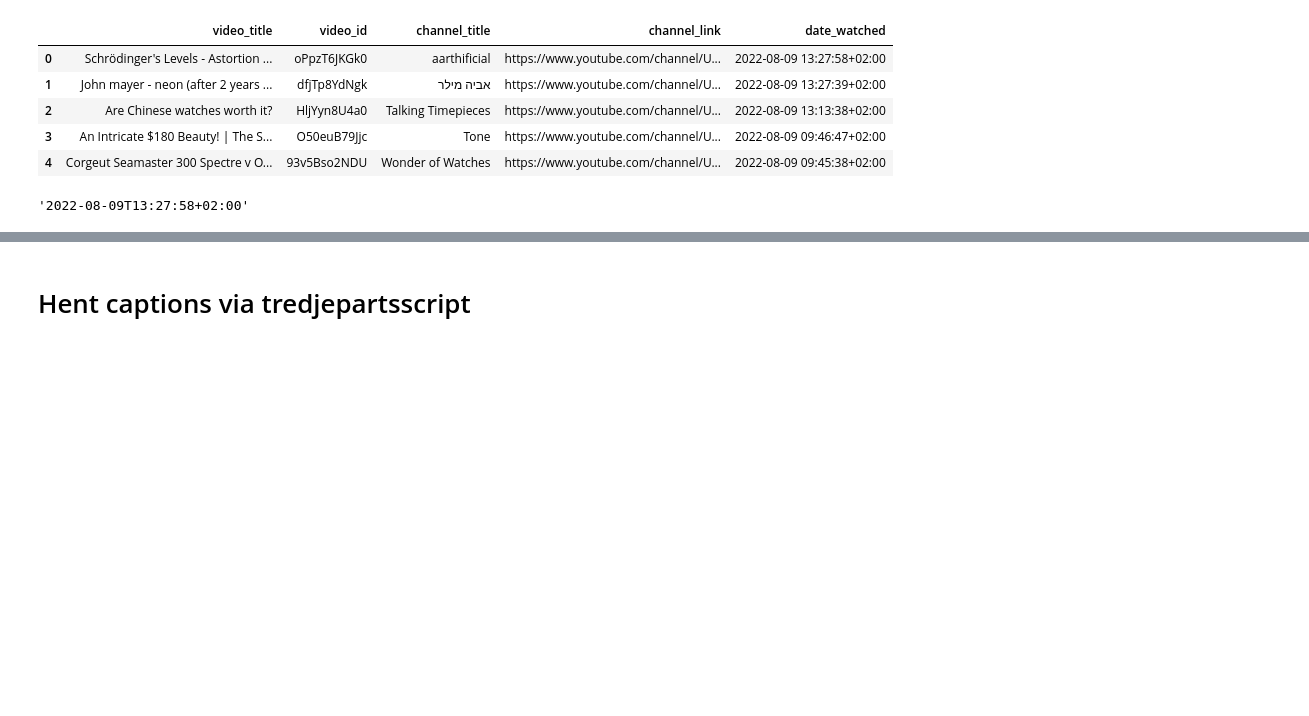
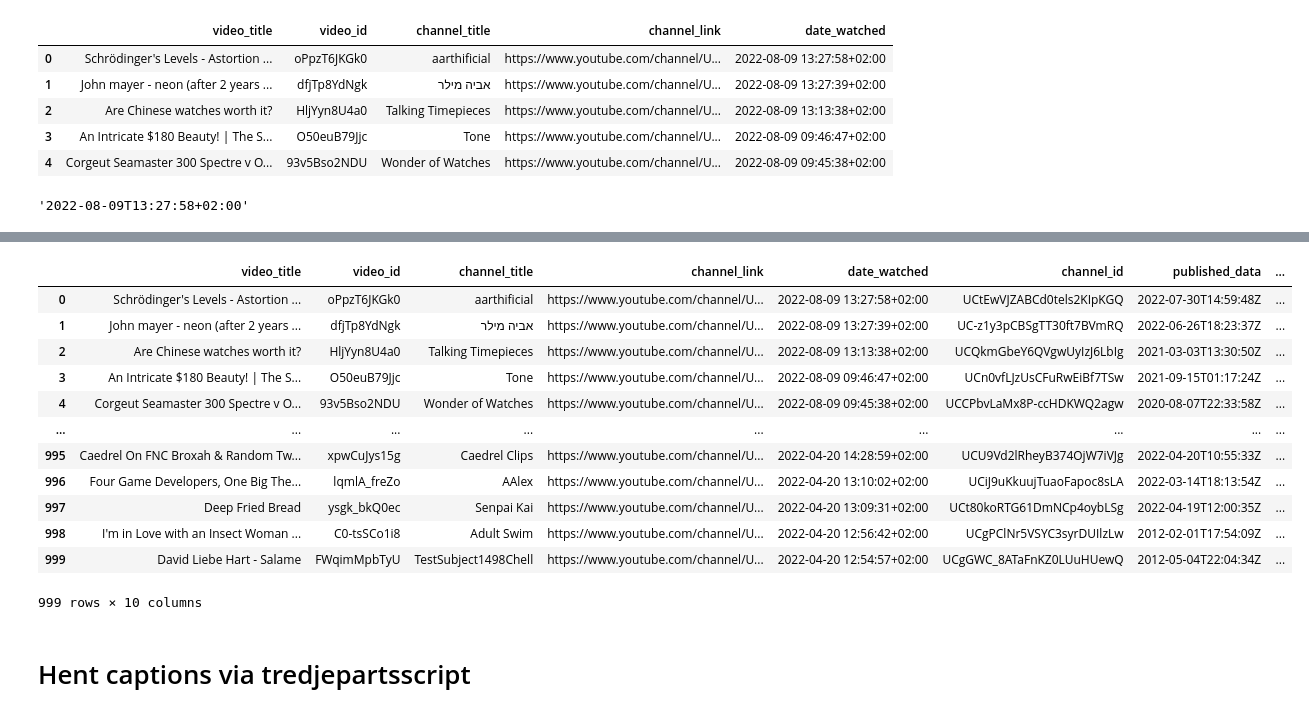
Before and after one commit to JeppeFoldberg/YT_overblik, a Jupyter notebook: skab datasæt/test.ipynb, the cells around one changed output, grey strips where cells are left out. Saved outputs shown, nothing was run; the diff lists cells and outputs as text; code cells hidden in the pictures; blank space fills up the shorter version.

Commit message:
Basis funktionalitet til at hente info fra API

```diff
--- a/skab datasæt/test.ipynb
+++ b/skab datasæt/test.ipynb
@@ -179,0 +417,3 @@ dataframe.loc[0, 'date_watched'].isoformat()
+# %%
+small_df = dataframe.iloc[:1000, :]
+# small_df.video_id
@@ -180,3 +461,56 @@ dataframe.loc[0, 'date_watched'].isoformat()
+# %%
+
+def main():
+    channel_ids = []
+    published_at = []
+    descriptions = []
+    thumbnails = []
+    tags = []
+    removed_videos_ids = []
+
+    if len(sys.argv) < 1:
+        raise SystemExit(f"Usage: {sys.argv[0]} <path_to_watch_history>")
+
+    youtube = get_authenticated_service('../credentials/credentials1.json')
+
+    for i, id in enumerate(small_df.video_id):
+        response = get_video_info(youtube, id)
+        if response['items']:
+            parse_video_response(response)
+        else:
+            removed_videos_ids.append(id)
+            print(f'Video number {i=} with {id=} did not have any information!j')
+
+
+if __name__ == "__main__":
+   main()
+
+# fjern de id'er der ikke kan fås information på
+small_df_removed = small_df[~small_df['video_id'].isin(removed_videos_ids)]
+
+# tilføj de nye lister som kolonner i en samlet df
+
+small_df_removed = small_df_removed.assign(
+    channel_id = channel_ids,
+    published_data = published_at,
+    description = descriptions,
+    thumbnail = thumbnails,
+    tag = tags
+)
+# %% [output]
+|  | video_title | video_id | channel_title | channel_link | date_watched | channel_id | published_data | ... |
+| 0 | Schrödinger's Levels - Astortion ... | oPpzT6JKGk0 | aarthificial | https://www.youtube.com/channel/U... | 2022-08-09 13:27:58+02:00 | UCtEwVJZABCd0tels2KIpKGQ | 2022-07-30T14:59:48Z | ... |
+| 1 | John mayer - neon (after 2 years ... | dfjTp8YdNgk | אביה מילר | https://www.youtube.com/channel/U... | 2022-08-09 13:27:39+02:00 | UC-z1y3pCBSgTT30ft7BVmRQ | 2022-06-26T18:23:37Z | ... |
+| 2 | Are Chinese watches worth it? | HljYyn8U4a0 | Talking Timepieces | https://www.youtube.com/channel/U... | 2022-08-09 13:13:38+02:00 | UCQkmGbeY6QVgwUyIzJ6LbIg | 2021-03-03T13:30:50Z | ... |
+| 3 | An Intricate $180 Beauty! | The S... | O50euB79Jjc | Tone | https://www.youtube.com/channel/U... | 2022-08-09 09:46:47+02:00 | UCn0vfLJzUsCFuRwEiBf7TSw | 2021-09-15T01:17:24Z | ... |
+| 4 | Corgeut Seamaster 300 Spectre v O... | 93v5Bso2NDU | Wonder of Watches | https://www.youtube.com/channel/U... | 2022-08-09 09:45:38+02:00 | UCCPbvLaMx8P-ccHDKWQ2agw | 2020-08-07T22:33:58Z | ... |
+| ... | ... | ... | ... | ... | ... | ... | ... | ... |
+| 995 | Caedrel On FNC Broxah & Random Tw... | xpwCuJys15g | Caedrel Clips | https://www.youtube.com/channel/U... | 2022-04-20 14:28:59+02:00 | UCU9Vd2lRheyB374OjW7iVJg | 2022-04-20T10:55:33Z | ... |
+| 996 | Four Game Developers, One Big The... | lqmlA_freZo | AAlex | https://www.youtube.com/channel/U... | 2022-04-20 13:10:02+02:00 | UCiJ9uKkuujTuaoFapoc8sLA | 2022-03-14T18:13:54Z | ... |
+| 997 | Deep Fried Bread | ysgk_bkQ0ec | Senpai Kai | https://www.youtube.com/channel/U... | 2022-04-20 13:09:31+02:00 | UCt80koRTG61DmNCp4oybLSg | 2022-04-19T12:00:35Z | ... |
+| 998 | I'm in Love with an Insect Woman ... | C0-tsSCo1i8 | Adult Swim | https://www.youtube.com/channel/U... | 2022-04-20 12:56:42+02:00 | UCgPClNr5VSYC3syrDUIlzLw | 2012-02-01T17:54:09Z | ... |
+| 999 | David Liebe Hart - Salame | FWqimMpbTyU | TestSubject1498Chell | https://www.youtube.com/channel/U... | 2022-04-20 12:54:57+02:00 | UCgGWC_8ATaFnKZ0LUuHUewQ | 2012-05-04T22:04:34Z | ... |
+999 rows × 10 columns
 # %% [markdown]
 # Hent captions via tredjepartsscript
 # %%
```
Also changed, not shown: parts of 19 cells of this notebook, 2 other files.
